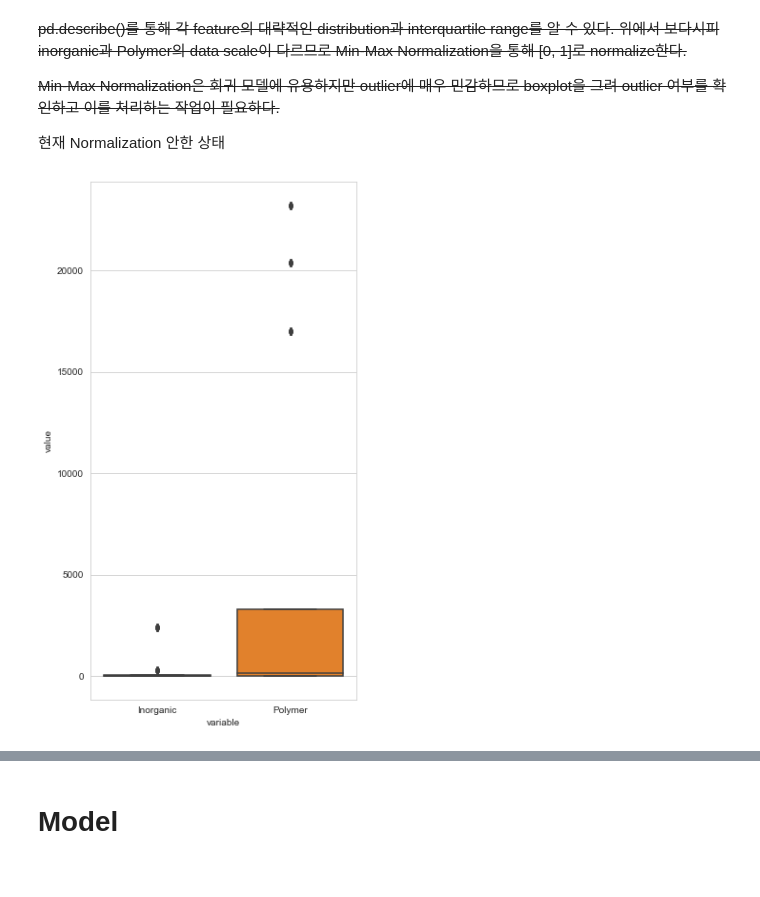
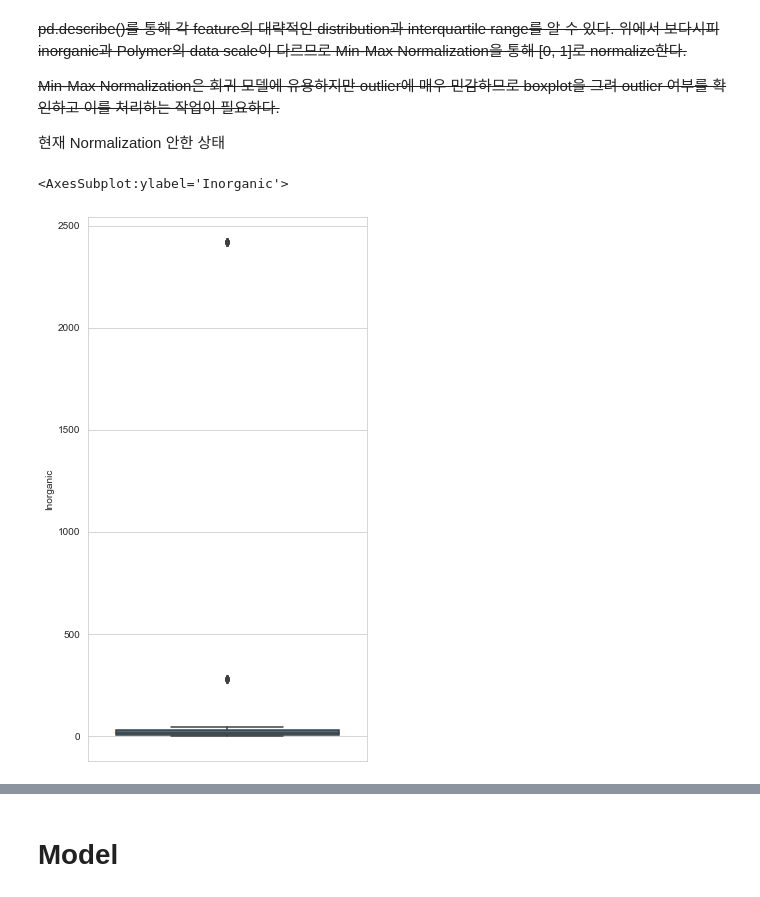
Before and after one commit to sukam09/mmm, a Jupyter notebook: mmm.ipynb, the cells around one changed output, grey strips where cells are left out. Saved outputs shown, nothing was run; the diff lists cells and outputs as text; code cells hidden in the pictures.

```diff
--- a/mmm.ipynb
+++ b/mmm.ipynb
@@ -77,8 +77,8 @@ x_data.describe()
 현재 Normalization 안한 상태
 # %%
 sns.set_style("whitegrid")
-plt.figure(figsize=(5, 10))
-sns.boxplot(x="variable", y="value", data=pd.melt(x_data))
-plt.show()
+fig = plt.figure(figsize=(5, 10))
+sns.boxplot(y=x_data["Inorganic"])
 # %% [output]
+<AxesSubplot:ylabel='Inorganic'>
-[figure, old version]
+[figure, new version]
```
Also changed, not shown: parts of 9 cells of this notebook.
